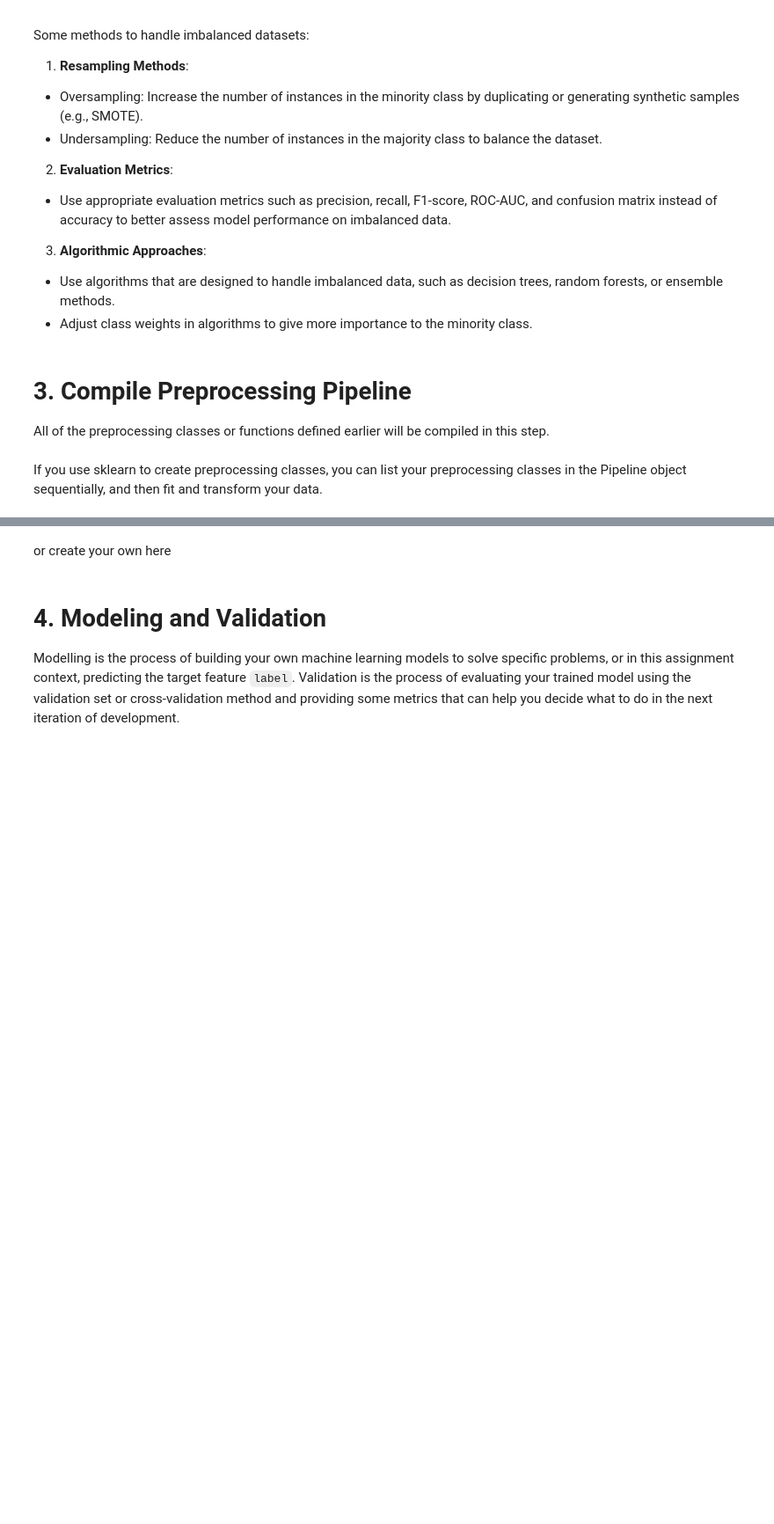
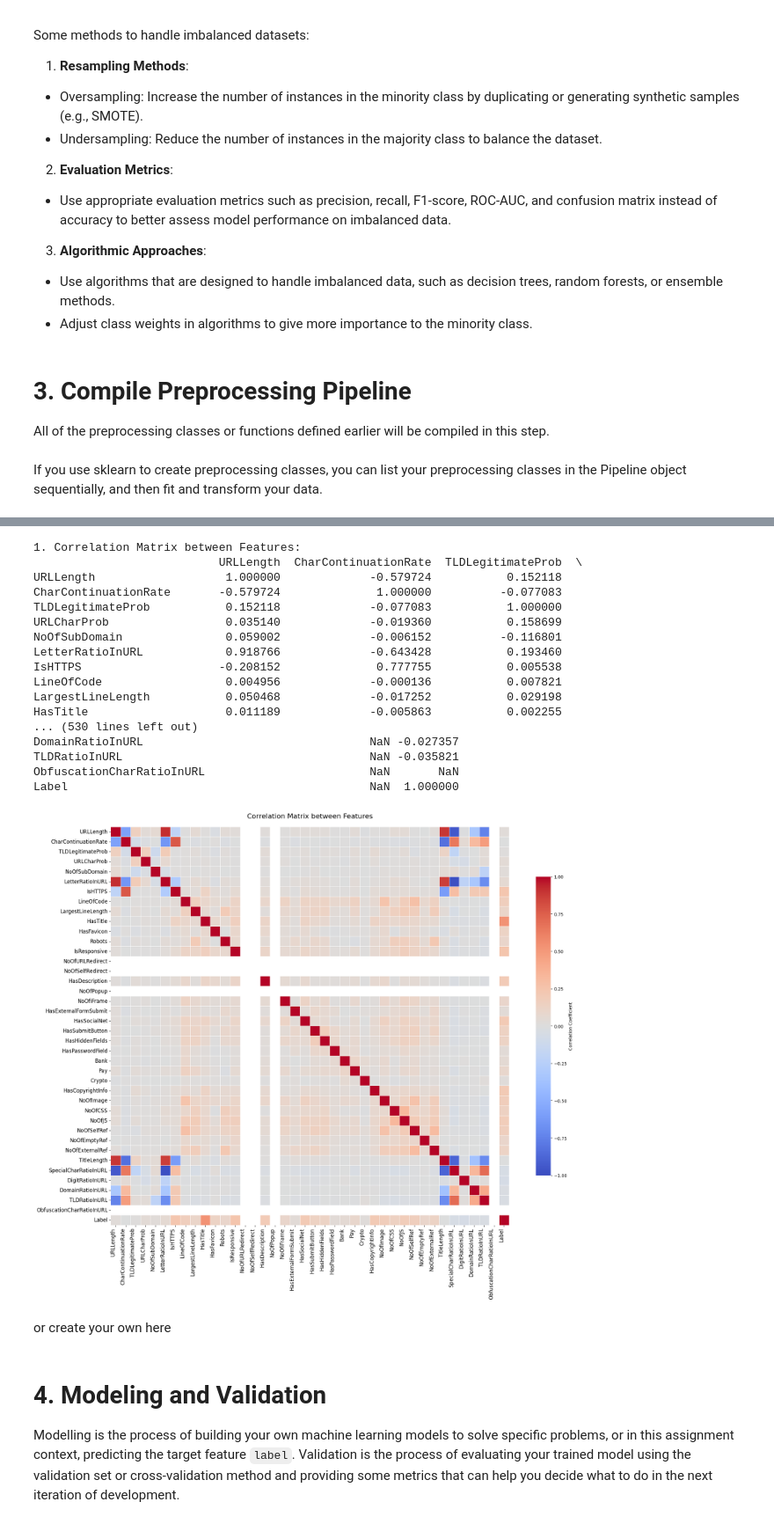
Before and after one commit to nathangalung/IF3070_TB2_K03_G07, a Jupyter notebook: src/Notebook.ipynb, the cells around one changed output, grey strips where cells are left out. Shown: that part at 88% size. Drawn from its saved outputs; the diff is of its cells as text; code cells hidden in the pictures; blank space fills up the shorter version.

```diff
--- a/src/Notebook.ipynb
+++ b/src/Notebook.ipynb
@@ -116,3 +250,9 @@ Some methods to handle outliers:
+# %%
+# Remove outliers using the IQR method for numerical features
+Q1 = train_set[NUM_FEATS].quantile(0.25)
+Q3 = train_set[NUM_FEATS].quantile(0.75)
+IQR = Q3 - Q1
+train_set = train_set[~((train_set[NUM_FEATS] < (Q1 - 1.5 * IQR)) | (train_set[NUM_FEATS] > (Q3 + 1.5 * IQR))).any(axis=1)]
 # %% [markdown]
 ### III. Remove Duplicates
 Handling duplicate values is crucial because they can compromise data integrity, leading to inaccurate analysis and insights. Duplicate entries can bias machine learning models, causing overfitting and reducing their ability to generalize to new data. They also inflate the dataset size unnecessarily, increasing computational costs and processing times. Additionally, duplicates can distort statistical measures and lead to inconsistencies, ultimately affecting the reliability of data-driven decisions and reporting. Ensuring data quality by removing duplicates is essential for accurate, efficient, and consistent analysis.
@@ -121,3 +259,7 @@ Handling duplicate values is crucial because they can compromise data integrity,
+# %%
+# Remove duplicate rows
+train_set.drop_duplicates(inplace=True)
+val_set.drop_duplicates(inplace=True)
 # %% [markdown]
 ### IV. Feature Engineering
 
@@ -307,0 +603,10 @@ If you use sklearn to create preprocessing classes, you can list your preprocess
+# %%
+# Create the pipeline
+pipe2 = Pipeline([
+    ("dropper", FeatureDropper(NUM_FEATS, CAT_FEATS))
+
+])
+
+# Fit and transform the training set
+train_set = pipe2.fit_transform(train_set)
+val_set = pipe2.transform(val_set)
@@ -307,0 +627,55 @@ If you use sklearn to create preprocessing classes, you can list your preprocess
+# %%
+import matplotlib.pyplot as plt
+import seaborn as sns
+
+# 1. Correlations Between Features
+correlation_matrix = train_set.corr()
+
+print("1. Correlation Matrix between Features:")
+print(correlation_matrix)
+print()
+
+# Correlation heatmap
+plt.figure(figsize=(20, 16))  # Increase the figure size to accommodate longer feature names
+sns.heatmap(correlation_matrix,
+            annot=False,
+            cmap='coolwarm',
+            fmt='.2f',
+            linewidths=0.5,
+            cbar_kws={'shrink': 0.75, 'label': 'Correlation Coefficient'},
+            square=True,
+            annot_kws={'size': 8},
+            vmin=-1, vmax=1)
+
+plt.xticks(rotation=90, ha='right', fontsize=12)  # Adjust font size and rotation for x-axis labels
+plt.yticks(rotation=0, ha='right', fontsize=12)   # Adjust font size and rotation for y-axis labels
+plt.title('Correlation Matrix between Features', fontsize=16, pad=20)
+
+plt.tight_layout()
+plt.show()
+plt.close()
+
+# Key Insight: The correlation matrix reveals relationships between features that can guide feature selection
+# and engineering. Strong correlations (both positive and negative) may indicate redundant features that
+# could be combined or eliminated. Features with weak correlations to others may provide unique information.
+# The heatmap visualization makes it easy to identify patterns and clusters of related features.
+# This analysis is crucial for understanding feature interactions and potential multicollinearity issues.
+# %% [output]
+1. Correlation Matrix between Features:
+                           URLLength  CharContinuationRate  TLDLegitimateProb  \
+URLLength                   1.000000             -0.579724           0.152118
+CharContinuationRate       -0.579724              1.000000          -0.077083
+TLDLegitimateProb           0.152118             -0.077083           1.000000
+URLCharProb                 0.035140             -0.019360           0.158699
+NoOfSubDomain               0.059002             -0.006152          -0.116801
+LetterRatioInURL            0.918766             -0.643428           0.193460
+IsHTTPS                    -0.208152              0.777755           0.005538
+LineOfCode                  0.004956             -0.000136           0.007821
+LargestLineLength           0.050468             -0.017252           0.029198
+HasTitle                    0.011189             -0.005863           0.002255
+... (530 lines left out)
+DomainRatioInURL                                 NaN -0.027357
+TLDRatioInURL                                    NaN -0.035821
+ObfuscationCharRatioInURL                        NaN       NaN
+Label                                            NaN  1.000000
+[figure, added]
```
Also changed, not shown: parts of 52 cells of this notebook, 7 other files.
